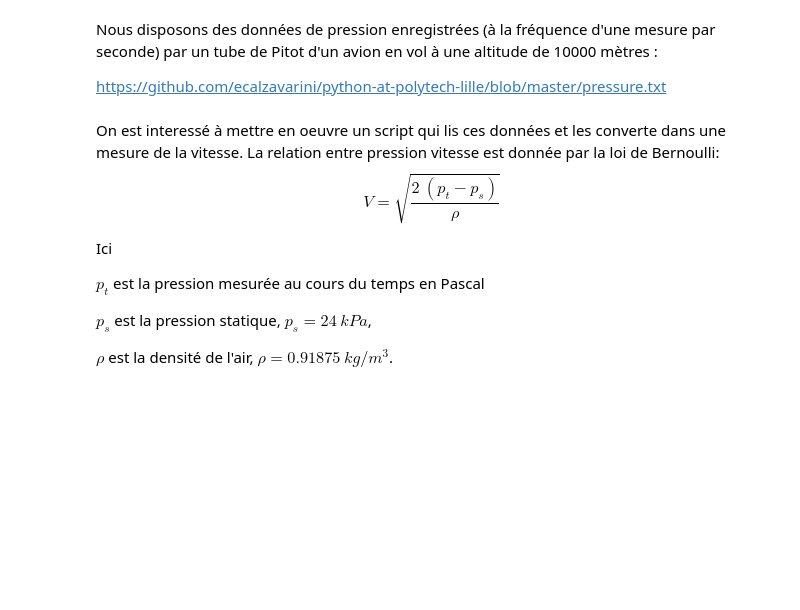
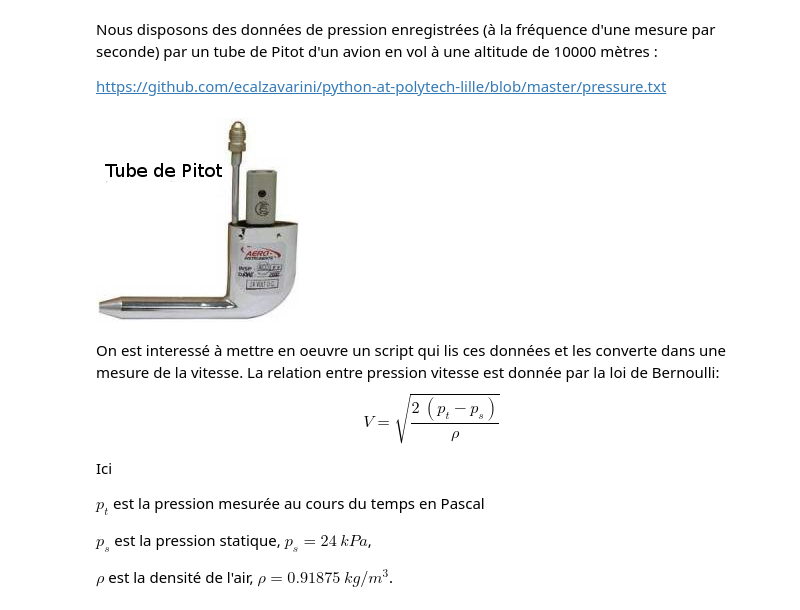
Before and after one commit to ecalzavarini/python-at-polytech-lille, a Jupyter notebook: Python-TP1-2014.ipynb, the cells around one changed output. Drawn from its saved outputs; the diff is of its cells as text; code cells hidden in the pictures; blank space fills up the shorter version.

Commit message:
with Pitot

```diff
--- a/Python-TP1-2014.ipynb
+++ b/Python-TP1-2014.ipynb
@@ -267,6 +267,11 @@ Nous disposons des données de pression enregistrées  (à la fréquence d'une m
 en vol à une altitude de 10000 mètres :
 
 https://github.com/ecalzavarini/python-at-polytech-lille/blob/master/pressure.txt
+# %%
+from IPython.display import Image
+Image('http://upload.wikimedia.org/wikipedia/commons/0/00/Pitot_tube_wings-fr.jpg')
+# %% [output]
+[figure, added]
 # %% [markdown]
 On est interessé à mettre en oeuvre un script qui lis ces données et les converte dans une mesure de la vitesse. La relation entre pression  vitesse est donnée par la loi de Bernoulli:
 $$ V = \sqrt{ \frac{2\ ( p_t - p_s  )}{\rho} }$$
```
